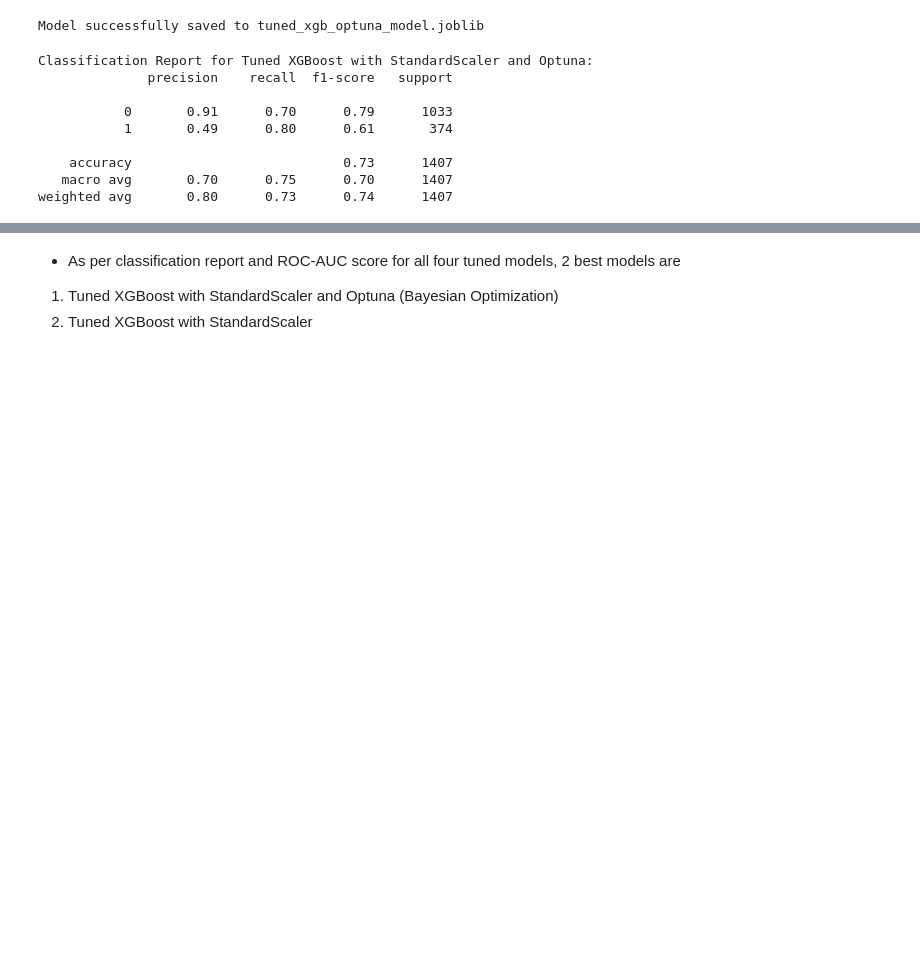
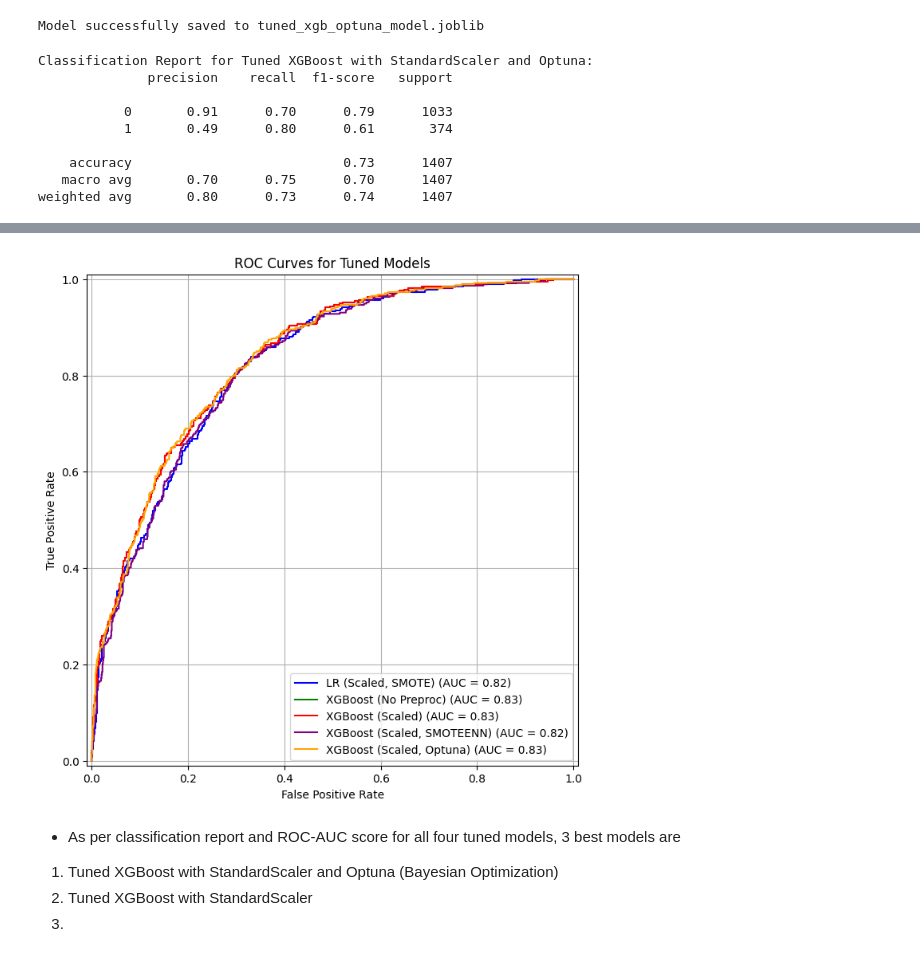
Before and after one commit to Sambit2424/Telecom_Customer_Churn_Prediction, a Jupyter notebook: ML_Model_Building_Telecom_Churn.ipynb, the cells around one changed output, grey strips where cells are left out. Drawn from its saved outputs; the diff is of its cells as text; code cells hidden in the pictures; blank space fills up the shorter version.

```diff
--- a/ML_Model_Building_Telecom_Churn.ipynb
+++ b/ML_Model_Building_Telecom_Churn.ipynb
@@ -1299,5 +1484,39 @@ ROC-AUC for Tuned XGBoost with StandardScaler and Optuna: 0.8333
+# %%
+import matplotlib.pyplot as plt
+from sklearn.metrics import RocCurveDisplay
+
+# Create a figure and axes for the plot
+plt.figure(figsize=(10, 8))
+ax = plt.gca()
+
+# Plot ROC curve for Tuned Logistic Regression (Scaled, SMOTE)
+RocCurveDisplay.from_estimator(best_lr_model, X_test_scaled, y_test, ax=ax, name='LR (Scaled, SMOTE)', color='blue')
+
+# Plot ROC curve for Tuned XGBoost (No Scaling, No SMOTEENN)
+RocCurveDisplay.from_estimator(best_xgb_model_no_preproc, X_test, y_test, ax=ax, name='XGBoost (No Preproc)', color='green')
+
+# Plot ROC curve for Tuned XGBoost with StandardScaler
+RocCurveDisplay.from_estimator(best_xgb_model, X_test_scaled, y_test, ax=ax, name='XGBoost (Scaled)', color='red')
+
+# Plot ROC curve for Tuned XGBoost with StandardScaler and SMOTEENN
+RocCurveDisplay.from_estimator(best_xgb_model_smotenn, X_test_scaled, y_test, ax=ax, name='XGBoost (Scaled, SMOTEENN)', color='purple')
+
+# Plot ROC curve for Tuned XGBoost with StandardScaler and Optuna
+RocCurveDisplay.from_estimator(best_xgb_model_optuna, X_test_scaled, y_test, ax=ax, name='XGBoost (Scaled, Optuna)', color='orange')
+
+
+# Add plot title and labels
+plt.title('ROC Curves for Tuned Models')
+plt.xlabel('False Positive Rate')
+plt.ylabel('True Positive Rate')
+plt.legend()
+plt.grid(True)
+plt.show()
+# %% [output]
+[figure, added]
 # %% [markdown]
-* As per classification report and ROC-AUC score for all four tuned models, 2 best models are
+* As per classification report and ROC-AUC score for all four tuned models, 3 best models are
 1) Tuned XGBoost with StandardScaler and Optuna (Bayesian Optimization)
 2) Tuned XGBoost with StandardScaler
+3)
 # %%
```
Also changed, not shown: parts of 76 cells of this notebook, 5 other files.
